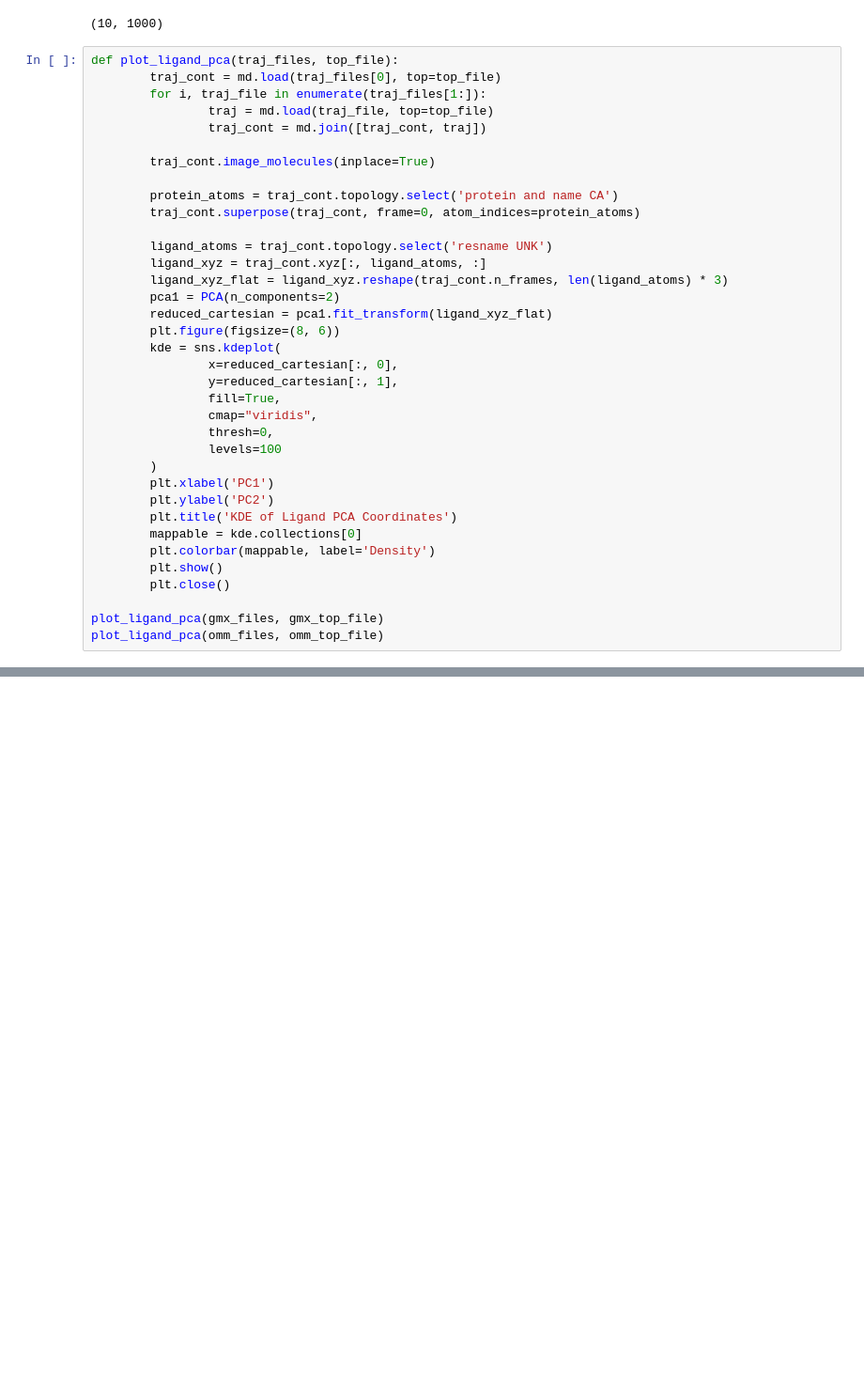
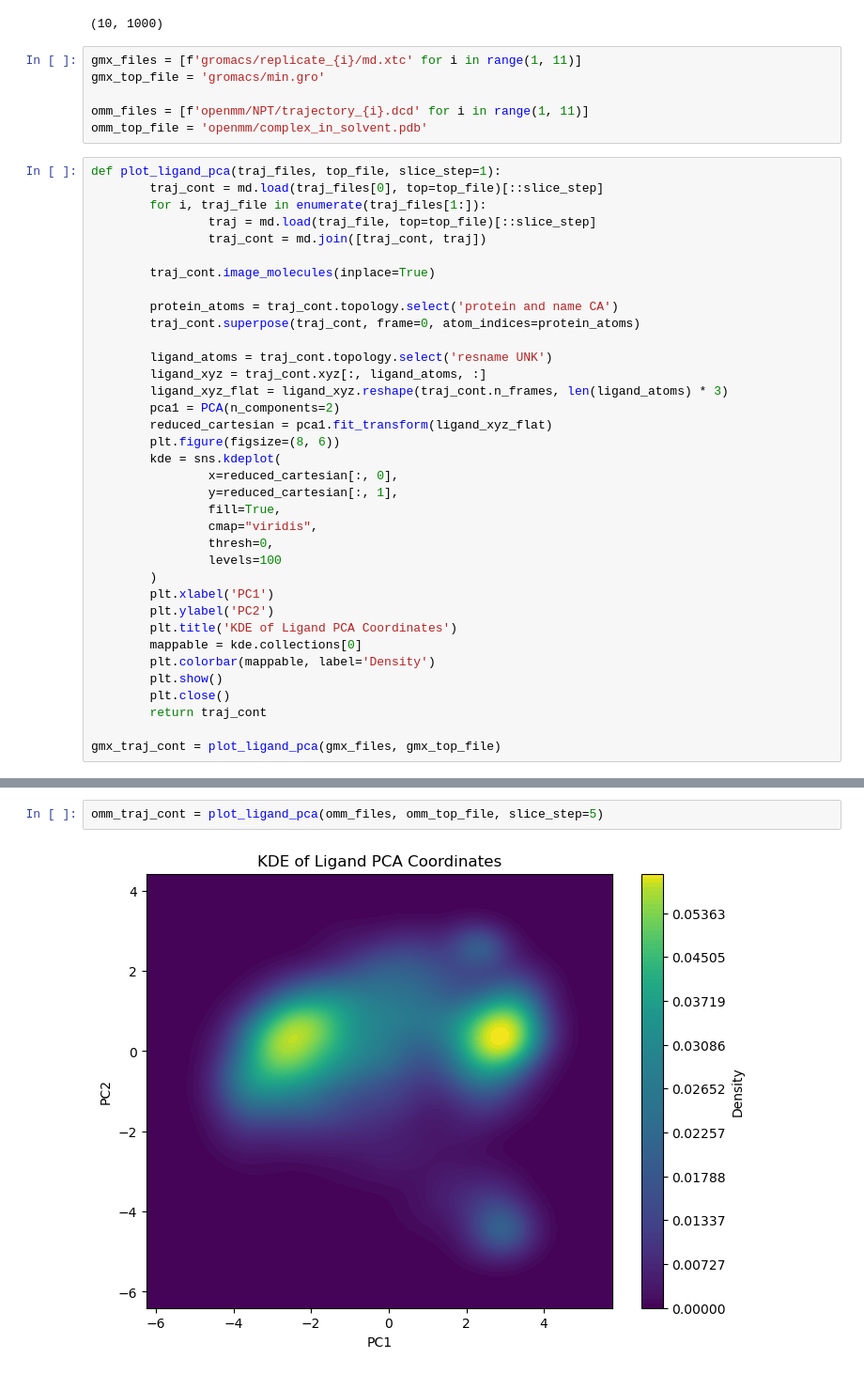
Before and after one commit to HaoLan-compchem/blog_03_12_2025, a Jupyter notebook: binary_complex/classic_binary_trj_analysis.ipynb, the cells around one changed output, grey strips where cells are left out. Shown at 94% size. Cells and saved outputs as stored; diff of their text form; blank space fills up the shorter version.

```diff
--- a/binary_complex/classic_binary_trj_analysis.ipynb
+++ b/binary_complex/classic_binary_trj_analysis.ipynb
@@ -110,11 +110,17 @@ print(np.shape(omm_rmsd_arrays))
 [figure]
 [figure]
 (10, 1000)
+# %%
+gmx_files = [f'gromacs/replicate_{i}/md.xtc' for i in range(1, 11)]
+gmx_top_file = 'gromacs/min.gro'
+
+omm_files = [f'openmm/NPT/trajectory_{i}.dcd' for i in range(1, 11)]
+omm_top_file = 'openmm/complex_in_solvent.pdb'
 # %%
-def plot_ligand_pca(traj_files, top_file):
-        traj_cont = md.load(traj_files[0], top=top_file)
+def plot_ligand_pca(traj_files, top_file, slice_step=1):
+        traj_cont = md.load(traj_files[0], top=top_file)[::slice_step]
         for i, traj_file in enumerate(traj_files[1:]):
-                traj = md.load(traj_file, top=top_file)
+                traj = md.load(traj_file, top=top_file)[::slice_step]
                 traj_cont = md.join([traj_cont, traj])
 
         traj_cont.image_molecules(inplace=True)
@@ -143,8 +149,12 @@ def plot_ligand_pca(traj_files, top_file):
         plt.colorbar(mappable, label='Density')
         plt.show()
         plt.close()
+        return traj_cont
 
-plot_ligand_pca(gmx_files, gmx_top_file)
-plot_ligand_pca(omm_files, omm_top_file)
+gmx_traj_cont = plot_ligand_pca(gmx_files, gmx_top_file)
 # %% [output]
 [figure]
+# %%
+omm_traj_cont = plot_ligand_pca(omm_files, omm_top_file, slice_step=5)
+# %% [output]
+[figure, added]
```
Also changed, not shown: parts of 5 cells of this notebook.
